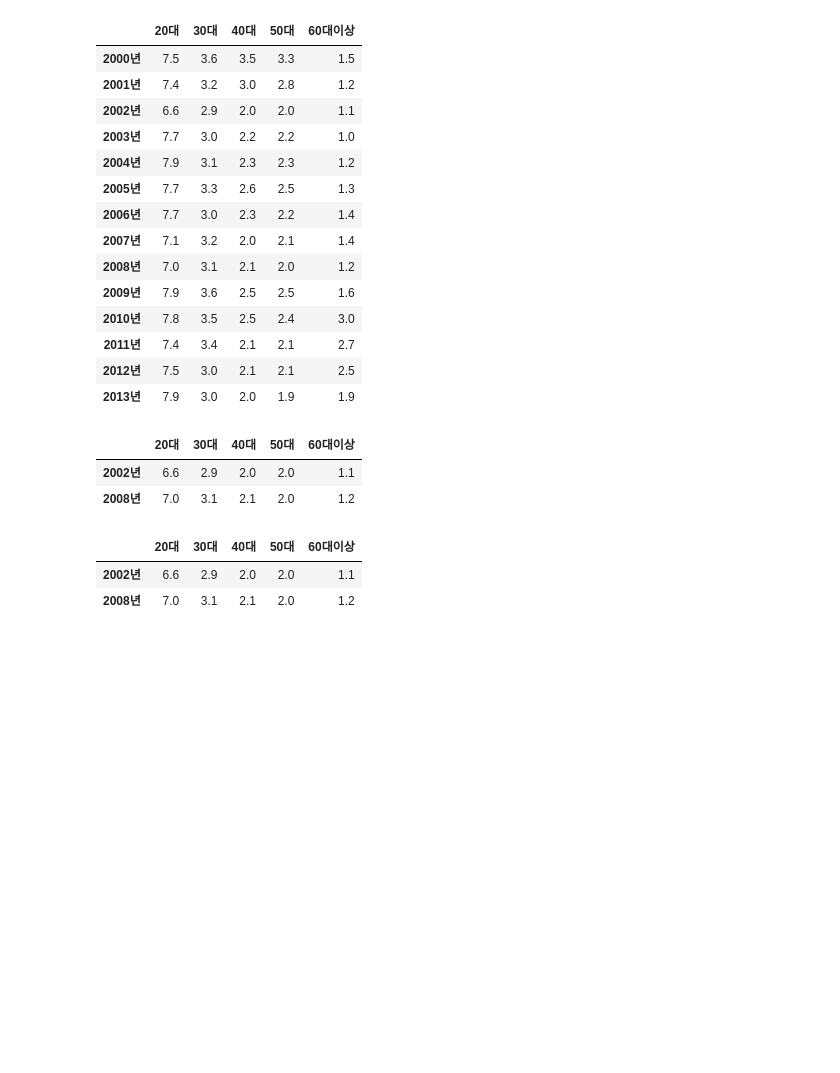
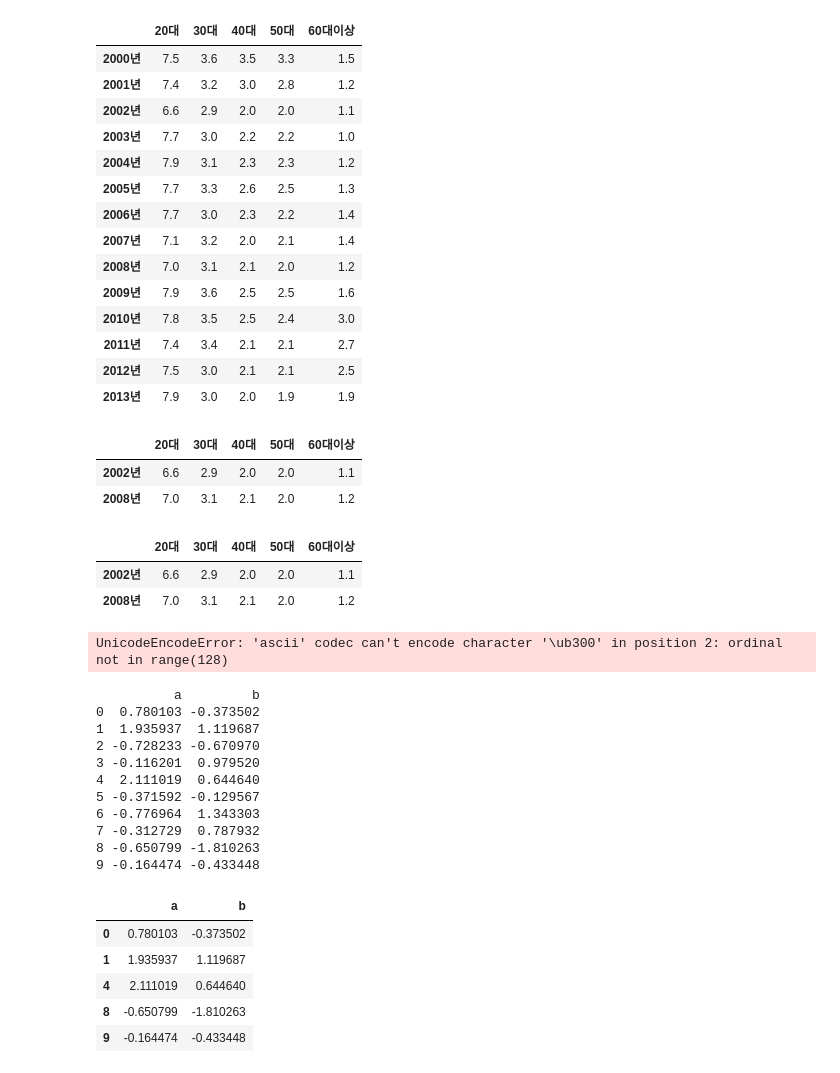
Before and after one commit to firstock/dataAnal_py_basic, a Jupyter notebook: popularPkg/XXpandas_is_unique_reindex_fill_select_sort_rank.ipynb, the cells around one changed output. Drawn from its saved outputs; the diff is of its cells as text; code cells hidden in the pictures; blank space fills up the shorter version.

```diff
--- a/popularPkg/XXpandas_is_unique_reindex_fill_select_sort_rank.ipynb
+++ b/popularPkg/XXpandas_is_unique_reindex_fill_select_sort_rank.ipynb
@@ -396,3 +396,7 @@ df[df['20대']<=7]
 |  | 20대 | 30대 | 40대 | 50대 | 60대이상 |
 | 2002년 | 6.6 | 2.9 | 2.0 | 2.0 | 1.1 |
 | 2008년 | 7.0 | 3.1 | 2.1 | 2.0 | 1.2 |
+# %%
+df.query("\'20대\' <=7")
+# %% [output]
+UnicodeEncodeError: 'ascii' codec can't encode character '\ub300' in position 2: ordinal not in range(128)
@@ -398,0 +405,23 @@ df[df['20대']<=7]
+# %%
+df = DataFrame(randn(10, 2), columns=list('ab'))
+print(df)
+df.query('a > b')
+df[df.a > df.b]
+# %% [output]
+          a         b
+0  0.780103 -0.373502
+1  1.935937  1.119687
+2 -0.728233 -0.670970
+3 -0.116201  0.979520
+4  2.111019  0.644640
+5 -0.371592 -0.129567
+6 -0.776964  1.343303
+7 -0.312729  0.787932
+8 -0.650799 -1.810263
+9 -0.164474 -0.433448
+|  | a | b |
+| 0 | 0.780103 | -0.373502 |
+| 1 | 1.935937 | 1.119687 |
+| 4 | 2.111019 | 0.644640 |
+| 8 | -0.650799 | -1.810263 |
+| 9 | -0.164474 | -0.433448 |
```
Also changed, not shown: parts of 3 cells of this notebook.
